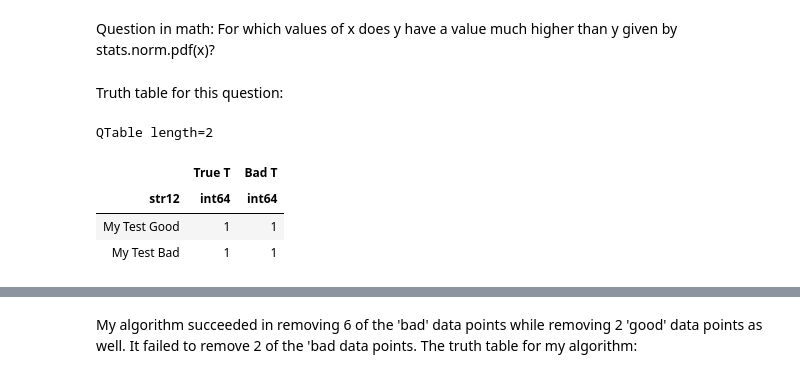
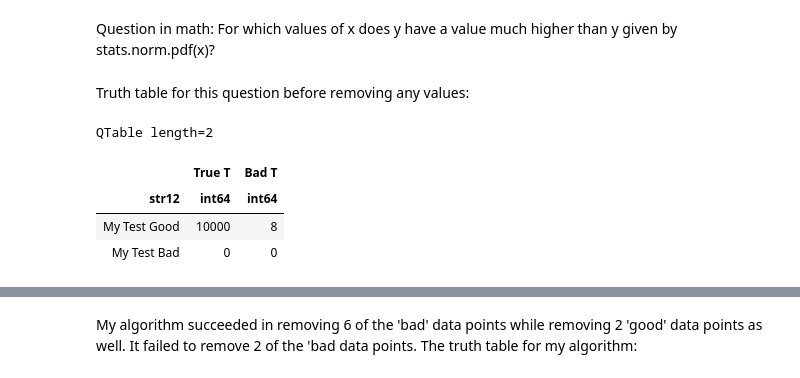
Before and after one commit to nroth12uw/Lab1_PHYS434, a Jupyter notebook: Lab3.ipynb, the cells around one changed output, grey strips where cells are left out. Drawn from its saved outputs; the diff is of its cells as text; code cells hidden in the pictures.

Commit message:
Fixed first truth table

```diff
--- a/Lab3.ipynb
+++ b/Lab3.ipynb
@@ -40,19 +40,19 @@ Statistical question: Which data points occur that are predicted to not occur ac
 # %% [markdown]
 Question in math: For which values of x does y have a value much higher than y given by stats.norm.pdf(x)?
 # %% [markdown]
-Truth table for this question:
+Truth table for this question before removing any values:
 # %%
 t1 = QTable()
 t1[' '] = ['My Test Good', 'My Test Bad']
-t1['True T'] = [ 1,1 ]
-t1['Bad T'] = [1 ,1 ]
+t1['True T'] = [10000, 0]
+t1['Bad T'] = [8, 0]
 t1
 # %% [output]
 QTable length=2
 |  | True T | Bad T |
 | str12 | int64 | int64 |
-| My Test Good | 1 | 1 |
-| My Test Bad | 1 | 1 |
+| My Test Good | 10000 | 8 |
+| My Test Bad | 0 | 0 |
 # %%
 # prob = 1 - stats.norm.cdf(15, 12, 0.4)
 # print(prob)
```
Also changed, not shown: parts of 11 cells of this notebook.
